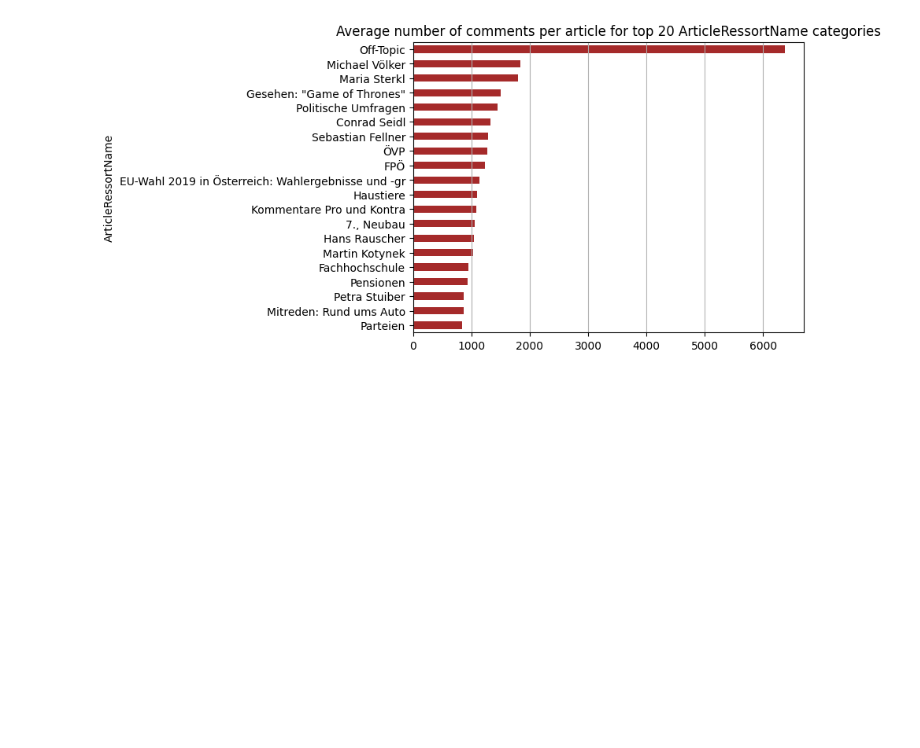
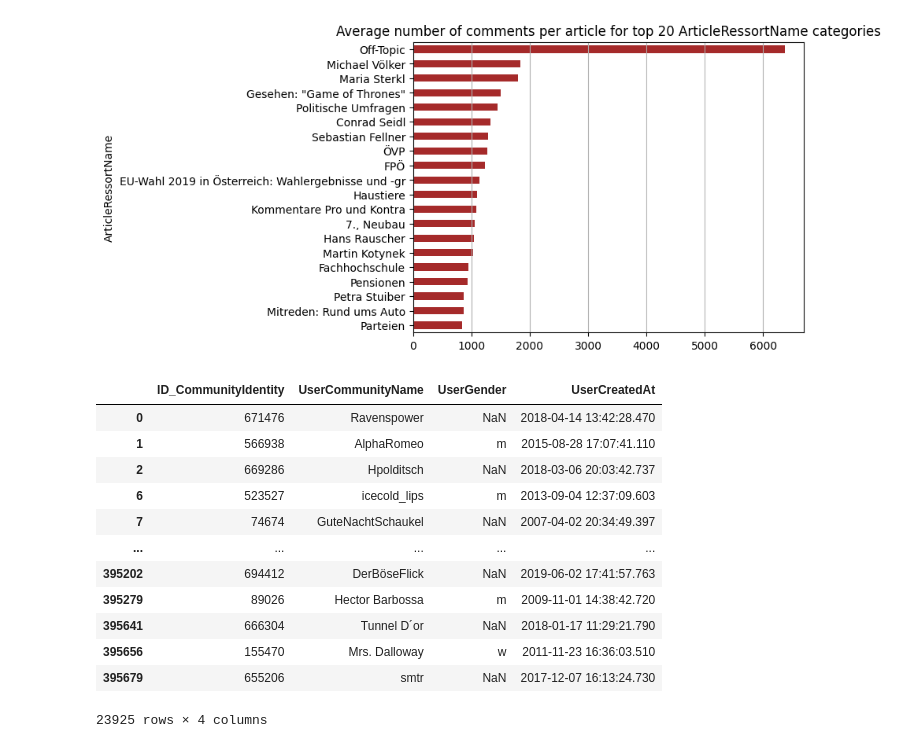
Before and after one commit to RomanGrebnev/sna_link_prediction, a Jupyter notebook: notebooks/emile_data_exploration_postings.ipynb, the cells around one changed output. Saved outputs shown, nothing was run; the diff lists cells and outputs as text; code cells hidden in the pictures; blank space fills up the shorter version.

```diff
--- a/notebooks/emile_data_exploration.ipynb
+++ b/notebooks/emile_data_exploration_postings.ipynb
@@ -149,3 +150,20 @@ plt.grid(axis='x')
 plt.show()
 # %% [output]
 [figure]
+# %%
+users = postings[['ID_CommunityIdentity','UserCommunityName','UserGender','UserCreatedAt']].drop_duplicates()
+users
+# %% [output]
+|  | ID_CommunityIdentity | UserCommunityName | UserGender | UserCreatedAt |
+| 0 | 671476 | Ravenspower | NaN | 2018-04-14 13:42:28.470 |
+| 1 | 566938 | AlphaRomeo | m | 2015-08-28 17:07:41.110 |
+| 2 | 669286 | Hpolditsch | NaN | 2018-03-06 20:03:42.737 |
+| 6 | 523527 | icecold_lips | m | 2013-09-04 12:37:09.603 |
+| 7 | 74674 | GuteNachtSchaukel | NaN | 2007-04-02 20:34:49.397 |
+| ... | ... | ... | ... | ... |
+| 395202 | 694412 | DerBöseFlick | NaN | 2019-06-02 17:41:57.763 |
+| 395279 | 89026 | Hector Barbossa | m | 2009-11-01 14:38:42.720 |
+| 395641 | 666304 | Tunnel D´or | NaN | 2018-01-17 11:29:21.790 |
+| 395656 | 155470 | Mrs. Dalloway | w | 2011-11-23 16:36:03.510 |
+| 395679 | 655206 | smtr | NaN | 2017-12-07 16:13:24.730 |
+23925 rows × 4 columns
```
Also changed, not shown: parts of 6 cells of this notebook, 2 other files.
